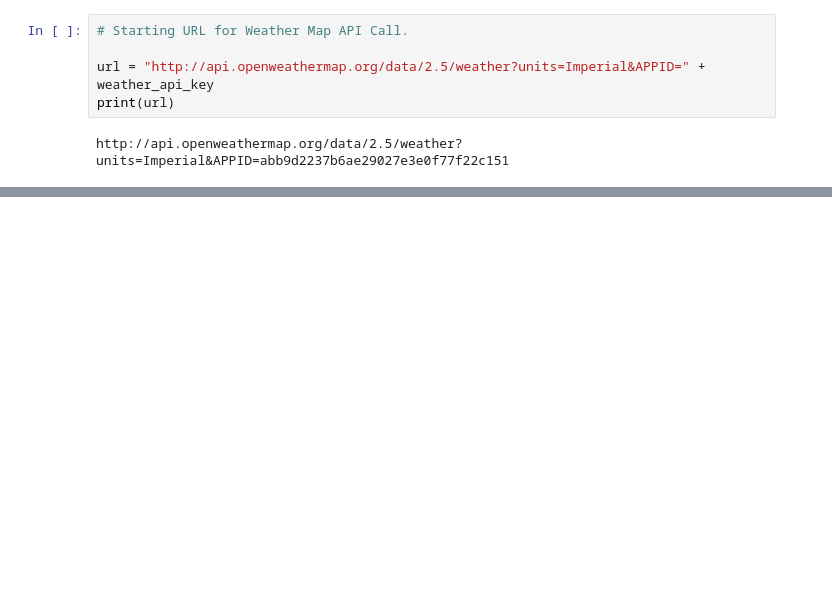
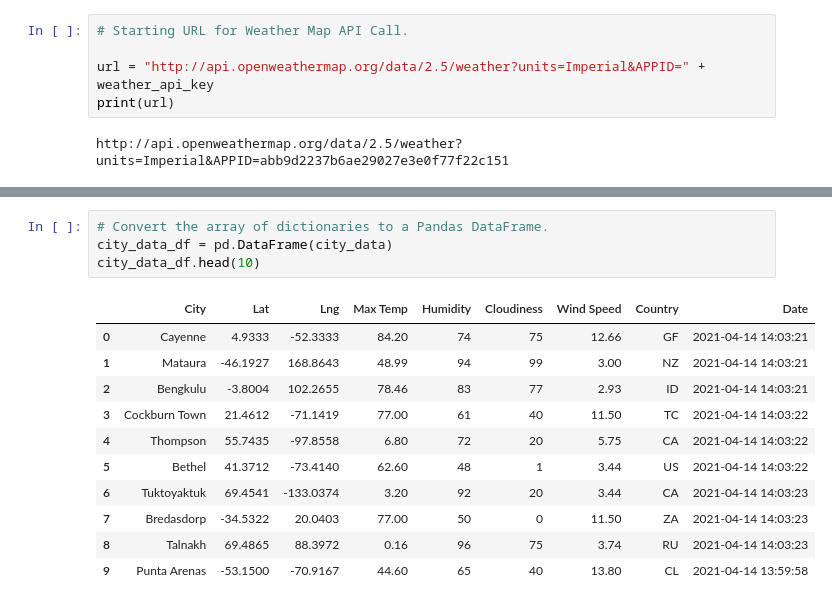
Before and after one commit to crkaide/World_Weather_Analysis, a Jupyter notebook: WeatherPy.ipynb, the cells around one changed output, grey strips where cells are left out. Cells and saved outputs as stored; diff of their text form; blank space fills up the shorter version.

```diff
--- a/WeatherPy.ipynb
+++ b/WeatherPy.ipynb
@@ -148,0 +149,16 @@ len(city_data)
+# %%
+# Convert the array of dictionaries to a Pandas DataFrame.
+city_data_df = pd.DataFrame(city_data)
+city_data_df.head(10)
+# %% [output]
+|  | City | Lat | Lng | Max Temp | Humidity | Cloudiness | Wind Speed | Country | Date |
+| 0 | Cayenne | 4.9333 | -52.3333 | 84.20 | 74 | 75 | 12.66 | GF | 2021-04-14 14:03:21 |
+| 1 | Mataura | -46.1927 | 168.8643 | 48.99 | 94 | 99 | 3.00 | NZ | 2021-04-14 14:03:21 |
+| 2 | Bengkulu | -3.8004 | 102.2655 | 78.46 | 83 | 77 | 2.93 | ID | 2021-04-14 14:03:21 |
+| 3 | Cockburn Town | 21.4612 | -71.1419 | 77.00 | 61 | 40 | 11.50 | TC | 2021-04-14 14:03:22 |
+| 4 | Thompson | 55.7435 | -97.8558 | 6.80 | 72 | 20 | 5.75 | CA | 2021-04-14 14:03:22 |
+| 5 | Bethel | 41.3712 | -73.4140 | 62.60 | 48 | 1 | 3.44 | US | 2021-04-14 14:03:22 |
+| 6 | Tuktoyaktuk | 69.4541 | -133.0374 | 3.20 | 92 | 20 | 3.44 | CA | 2021-04-14 14:03:23 |
+| 7 | Bredasdorp | -34.5322 | 20.0403 | 77.00 | 50 | 0 | 11.50 | ZA | 2021-04-14 14:03:23 |
+| 8 | Talnakh | 69.4865 | 88.3972 | 0.16 | 96 | 75 | 3.74 | RU | 2021-04-14 14:03:23 |
+| 9 | Punta Arenas | -53.1500 | -70.9167 | 44.60 | 65 | 40 | 13.80 | CL | 2021-04-14 13:59:58 |
```
Also changed, not shown: parts of 5 cells of this notebook, 3 other files.
